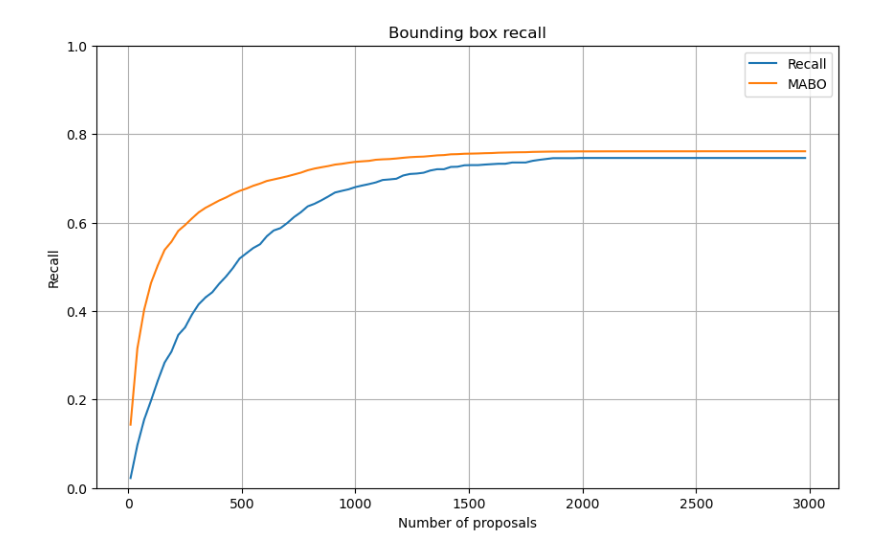
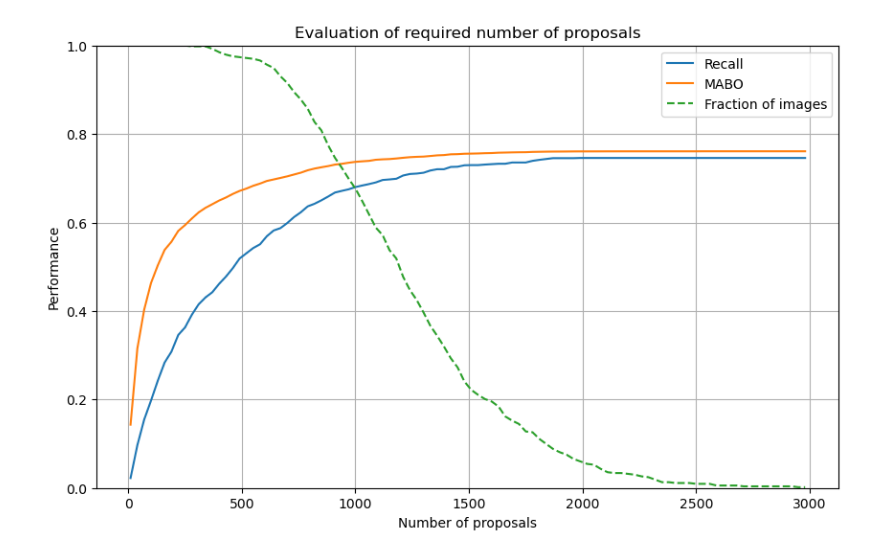
Before and after one commit to oe-andreas/02516, a Jupyter notebook: Object detection/test_oe.ipynb, the cells around one changed output. Cells and saved outputs as stored; diff of their text form; code cells hidden in the pictures.

Commit message:
prettified plot

```diff
--- a/Object detection/test_oe.ipynb
+++ b/Object detection/test_oe.ipynb
@@ -7,7 +7,7 @@ import xml.etree.ElementTree as ET
 from utils import calculate_iou
 
 
-def get_ss_proposals(image_name):
+def get_ss_proposals(image_name : str):
     # Extract predicted boxes
     with open(os.path.join('Potholes', 'annotated-images', image_name + '_ss.json')) as f:
         pred_boxes = json.load(f)
@@ -35,6 +35,8 @@ def bounding_box_recall_and_mabo(n_proposals_range, threshold=0.7, proposal_gett
     recalls = {k: [] for k in n_proposals_range}
     mabos = {k: [] for k in n_proposals_range}
 
+    images_with_this_many_proposals = {k: 0 for k in n_proposals_range}
+
     # Loop through images
     for image_name in image_names:
         # Extract ground truth
@@ -50,10 +52,16 @@ def bounding_box_recall_and_mabo(n_proposals_range, threshold=0.7, proposal_gett
 
         pred_boxes = proposal_getter(image_name)
 
+
+
         # Precompute IOUs for all GT and predicted boxes
         iou_matrix = np.array([[calculate_iou(gt_box, pred_box) for pred_box in pred_boxes] for gt_box in GT_boxes])
 
         for n_proposals in n_proposals_range:
+            if len(pred_boxes) > n_proposals:
+                images_with_this_many_proposals[n_proposals] += 1
+
+
             # Extract only the first included_proposals (may be greater than the number of proposals)
             limited_pred_boxes = pred_boxes[:n_proposals]
 
@@ -66,28 +74,33 @@ def bounding_box_recall_and_mabo(n_proposals_range, threshold=0.7, proposal_gett
             # Calculate MABO
             mabos[n_proposals].append(np.mean(max_ious))
 
+
+
     # Calculate mean recall and MABO for each n_proposals
     mean_recalls = {k: np.mean(v) for k, v in recalls.items()}
     mean_mabos = {k: np.mean(v) for k, v in mabos.items()}
 
+    fraction_of_images = {k: v/len(image_names) for k, v in images_with_this_many_proposals.items()}
 
-    return mean_recalls, mean_mabos
+
+    return mean_recalls, mean_mabos, fraction_of_images
 # %%
 # Example usage
 n_proposals_range = np.arange(10, 3000, 30)
-recall, mabo = bounding_box_recall_and_mabo(n_proposals_range)
+recall, mabo, fraction_of_images = bounding_box_recall_and_mabo(n_proposals_range)
 # %%
 plt.figure(figsize=(10, 6))
 plt.plot(n_proposals_range, [recalls[k] for k in n_proposals_range], label='Recall')
 plt.plot(n_proposals_range, [mabo[k] for k in n_proposals_range], label='MABO')
+plt.plot(n_proposals_range, [fraction_of_images[k] for k in n_proposals_range], '--', label='Fraction of images')
 
 plt.grid(True)
 plt.xlabel('Number of proposals')
-plt.ylabel('Recall')
-plt.title('Bounding box recall')
+plt.ylabel('Performance')
+plt.title('Evaluation of required number of proposals')
 plt.ylim(0, 1)
 
 plt.legend()
 plt.show()
 # %% [output]
-[figure, old version]
+[figure, new version]
```
